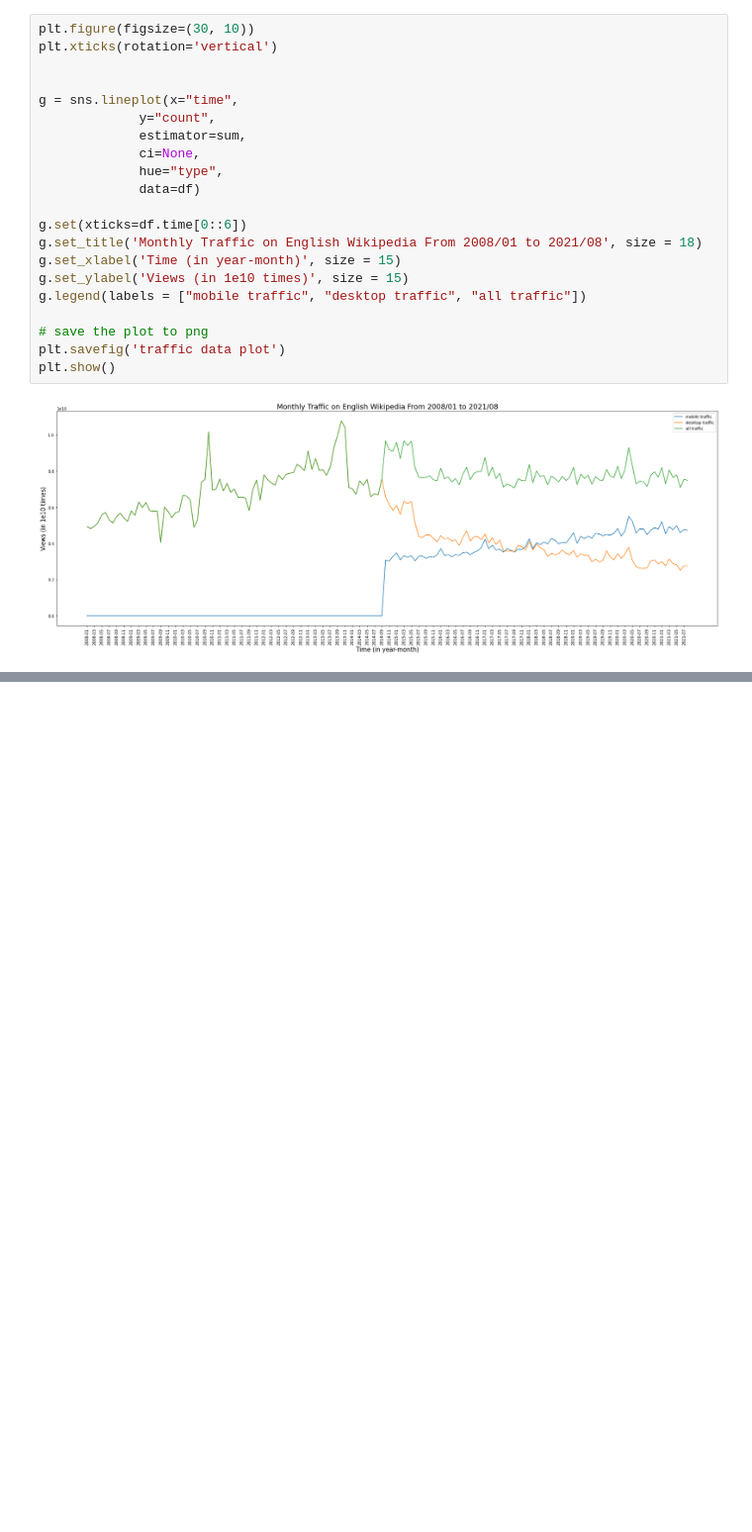
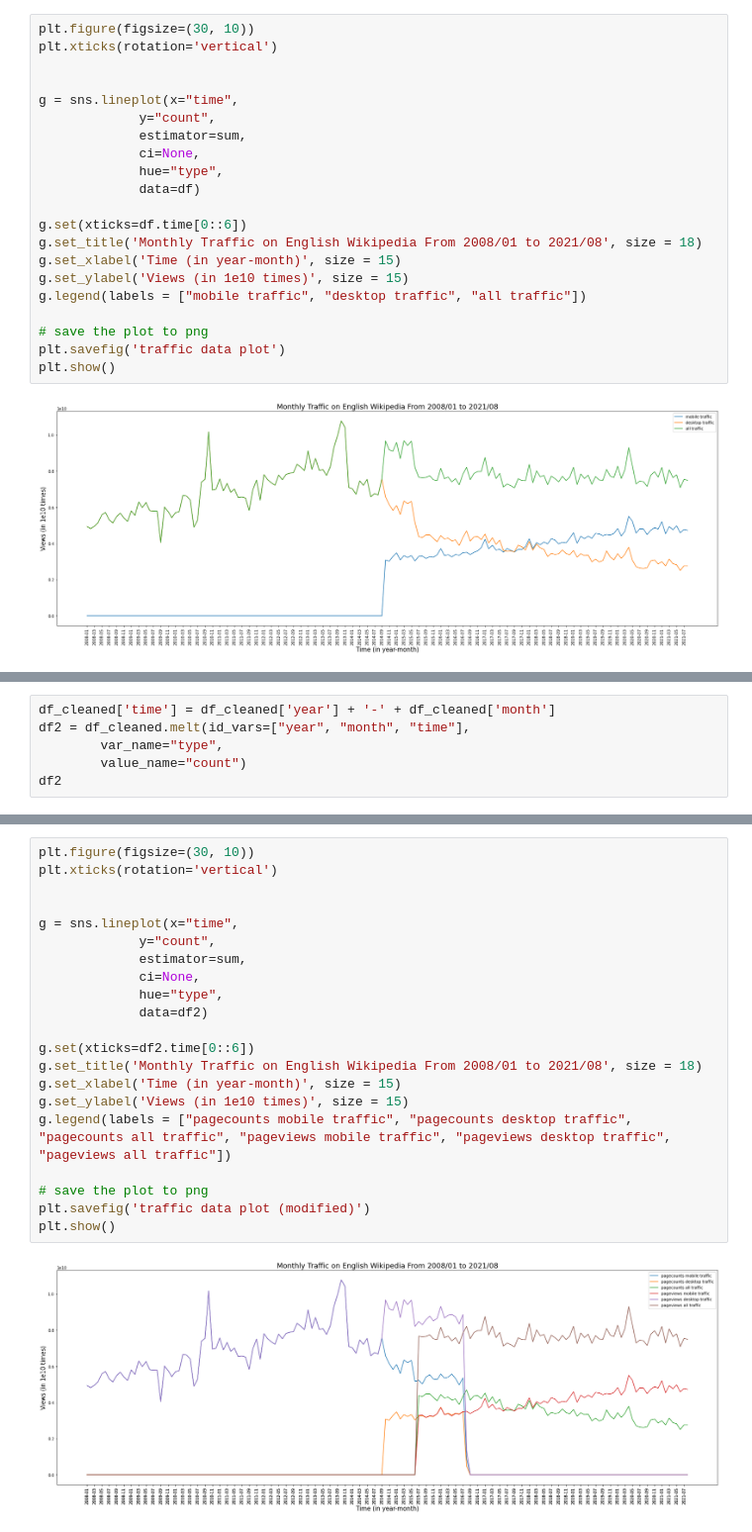
Before and after one commit to tommycqy/data-512-a1, a Jupyter notebook: hcds-a1-data-curation.ipynb, the cells around one changed output, grey strips where cells are left out. Shown at 99% size. Saved outputs shown, nothing was run; the diff lists cells and outputs as text; blank space fills up the shorter version.

Commit message:
Updated Notebook and Added modified plot (6 lines)

```diff
--- a/hcds-a1-data-curation.ipynb
+++ b/hcds-a1-data-curation.ipynb
@@ -442,0 +315,6 @@ plt.show()
+# %%
+df_cleaned['time'] = df_cleaned['year'] + '-' + df_cleaned['month']
+df2 = df_cleaned.melt(id_vars=["year", "month", "time"],
+        var_name="type",
+        value_name="count")
+df2
@@ -442,0 +335,23 @@ plt.show()
+# %%
+plt.figure(figsize=(30, 10))
+plt.xticks(rotation='vertical')
+
+
+g = sns.lineplot(x="time",
+             y="count",
+             estimator=sum,
+             ci=None,
+             hue="type",
+             data=df2)
+
+g.set(xticks=df2.time[0::6])
+g.set_title('Monthly Traffic on English Wikipedia From 2008/01 to 2021/08', size = 18)
+g.set_xlabel('Time (in year-month)', size = 15)
+g.set_ylabel('Views (in 1e10 times)', size = 15)
+g.legend(labels = ["pagecounts mobile traffic", "pagecounts desktop traffic", "pagecounts all traffic", "pageviews mobile traffic", "pageviews desktop traffic", "pageviews all traffic"])
+
+# save the plot to png
+plt.savefig('traffic data plot (modified)')
+plt.show()
+# %% [output]
+[figure, added]
```
Also changed, not shown: parts of 12 cells of this notebook, 2 other files.
